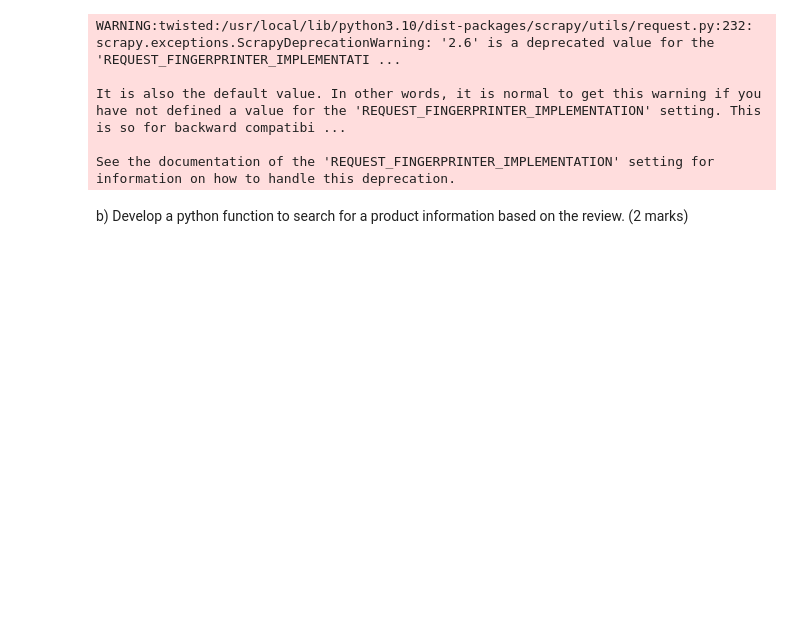
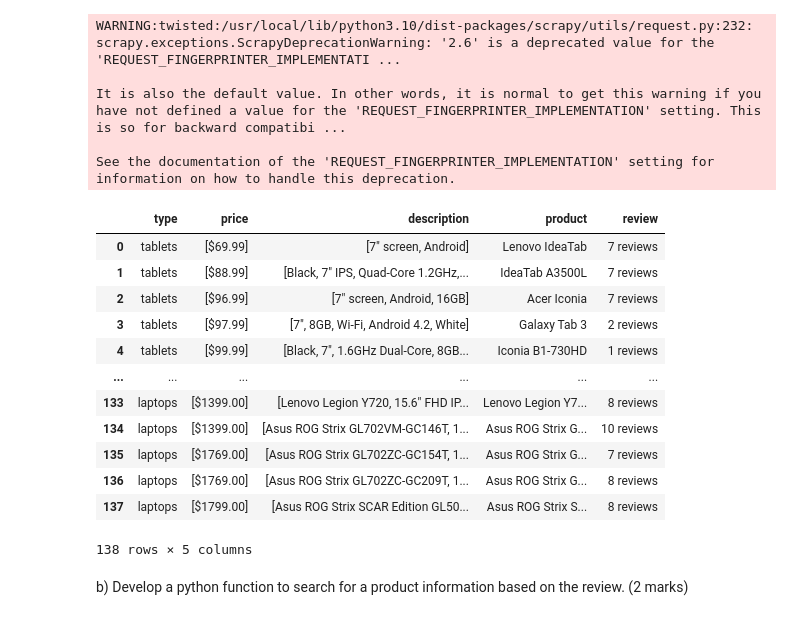
Before and after one commit to codebyshennan/nyp_applied_ai, a Jupyter notebook: ITI102-DSFoundation/assignment2/ITI102_Assignment2.ipynb, the cells around one changed output. Drawn from its saved outputs; the diff is of its cells as text; code cells hidden in the pictures; blank space fills up the shorter version.

```diff
--- a/ITI102-DSFoundation/assignment2/ITI102_Assignment2.ipynb
+++ b/ITI102-DSFoundation/assignment2/ITI102_Assignment2.ipynb
@@ -79,6 +84,30 @@ WARNING:twisted:/usr/local/lib/python3.10/dist-packages/scrapy/utils/request.py:
 It is also the default value. In other words, it is normal to get this warning if you have not defined a value for the 'REQUEST_FINGERPRINTER_IMPLEMENTATION' setting. This is so for backward compatibi ...
 
 See the documentation of the 'REQUEST_FINGERPRINTER_IMPLEMENTATION' setting for information on how to handle this deprecation.
+# %%
+import pandas as pd
+import json
+
+with open('./products.json', 'r') as file:
+    data = json.load(file)
+
+df = pd.DataFrame(data)
+
+df
+# %% [output]
+|  | type | price | description | product | review |
+| 0 | tablets | [$69.99] | [7" screen, Android] | Lenovo IdeaTab | 7 reviews |
+| 1 | tablets | [$88.99] | [Black, 7" IPS, Quad-Core 1.2GHz,... | IdeaTab A3500L | 7 reviews |
+| 2 | tablets | [$96.99] | [7" screen, Android, 16GB] | Acer Iconia | 7 reviews |
+| 3 | tablets | [$97.99] | [7", 8GB, Wi-Fi, Android 4.2, White] | Galaxy Tab 3 | 2 reviews |
+| 4 | tablets | [$99.99] | [Black, 7", 1.6GHz Dual-Core, 8GB... | Iconia B1-730HD | 1 reviews |
+| ... | ... | ... | ... | ... | ... |
+| 133 | laptops | [$1399.00] | [Lenovo Legion Y720, 15.6" FHD IP... | Lenovo Legion Y7... | 8 reviews |
+| 134 | laptops | [$1399.00] | [Asus ROG Strix GL702VM-GC146T, 1... | Asus ROG Strix G... | 10 reviews |
+| 135 | laptops | [$1769.00] | [Asus ROG Strix GL702ZC-GC154T, 1... | Asus ROG Strix G... | 7 reviews |
+| 136 | laptops | [$1769.00] | [Asus ROG Strix GL702ZC-GC209T, 1... | Asus ROG Strix G... | 8 reviews |
+| 137 | laptops | [$1799.00] | [Asus ROG Strix SCAR Edition GL50... | Asus ROG Strix S... | 8 reviews |
+138 rows × 5 columns
 # %% [markdown]
 b) Develop a python function to search for a product information based on the
 review. (2 marks)
```
Also changed, not shown: parts of 53 cells of this notebook.
